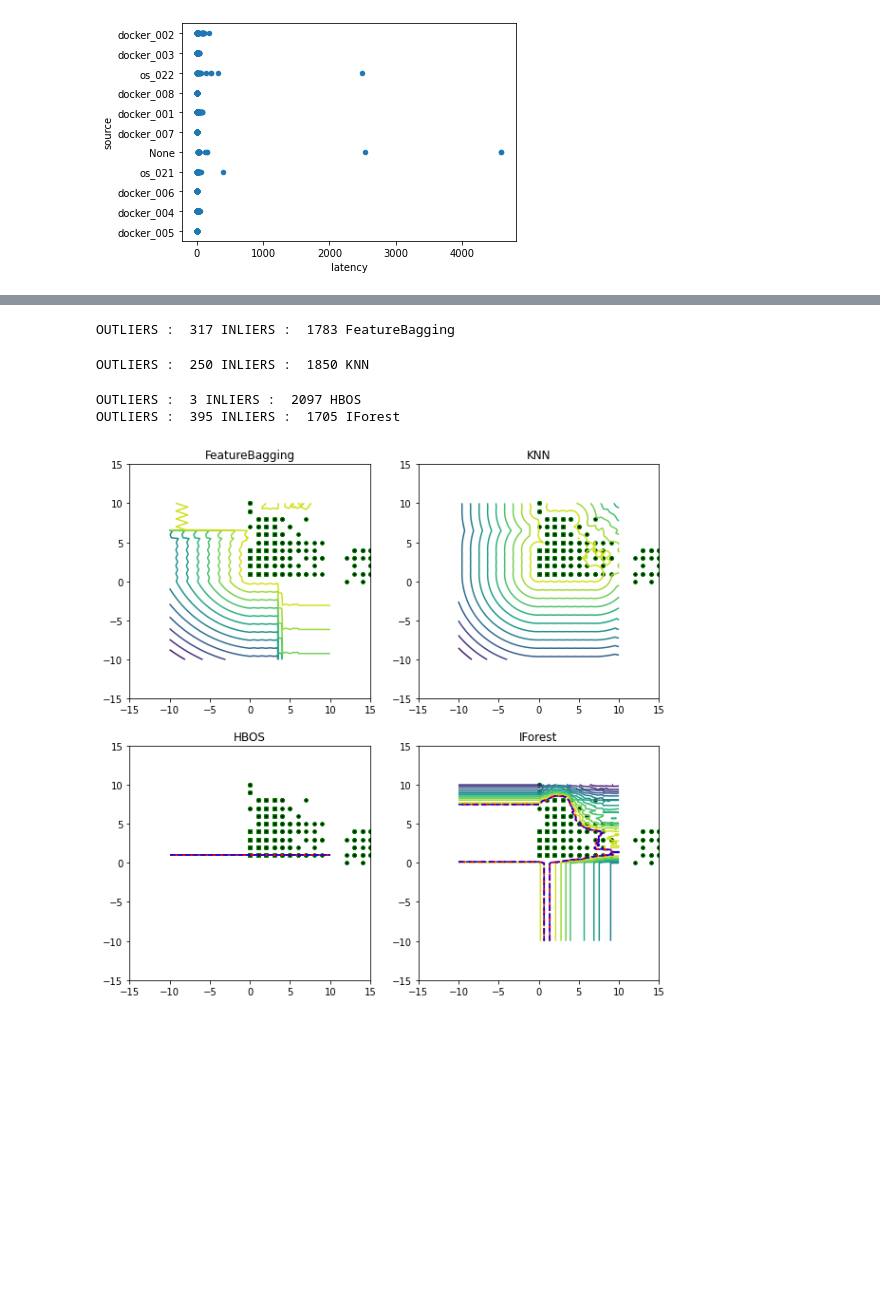
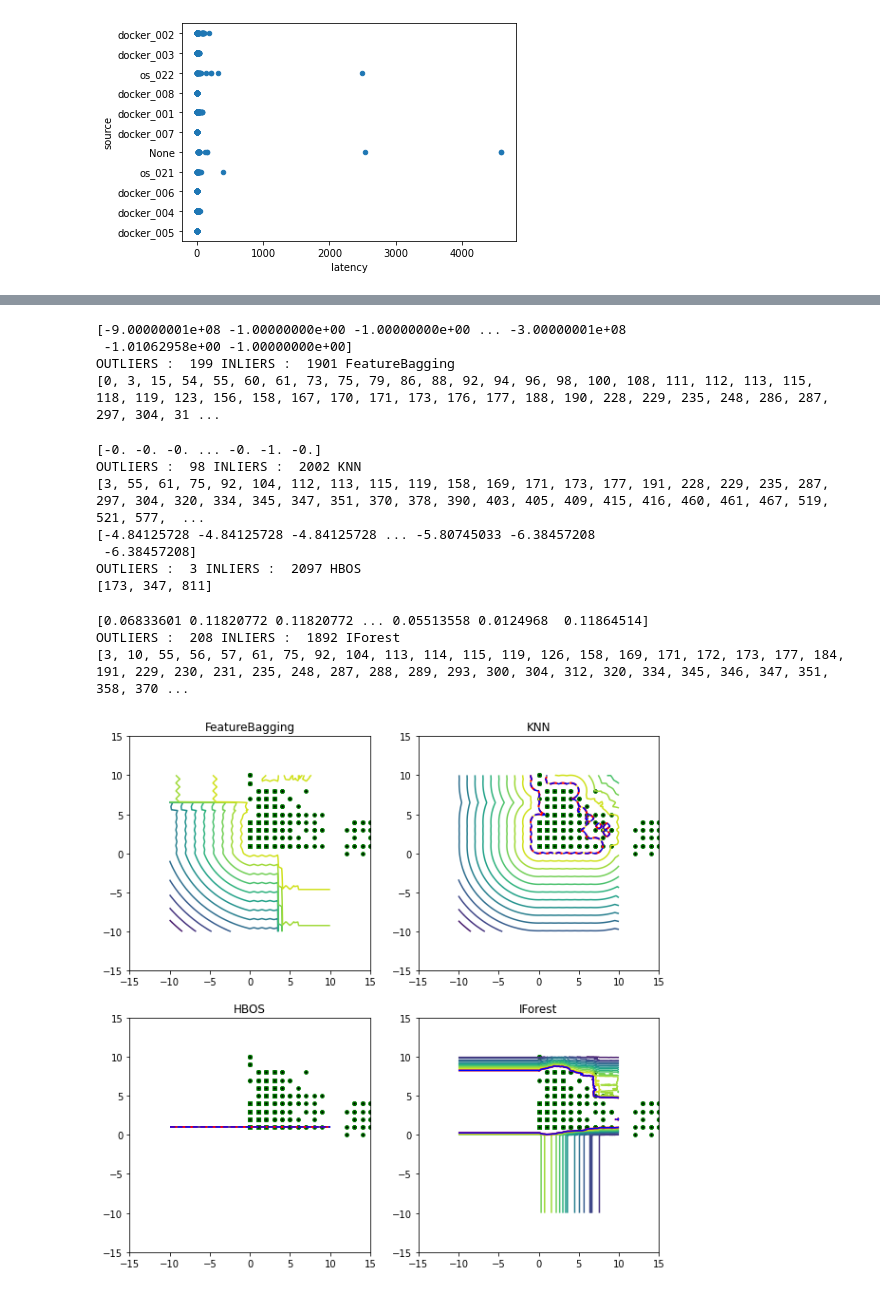
Before and after one commit to laurianalandim/anomalydetetion, a Jupyter notebook: detector.ipynb, the cells around one changed output, grey strips where cells are left out. Drawn from its saved outputs; the diff is of its cells as text; code cells hidden in the pictures; blank space fills up the shorter version.

```diff
--- a/detector.ipynb
+++ b/detector.ipynb
@@ -81,44 +81,72 @@ for i, (clf_name, clf) in enumerate (classifiers.items()):
     clf.fit(X)
     # predict raw anomaly score
     scores_pred = clf.decision_function(X) * -1
+    print(scores_pred)
 
     # prediction of a datapoint category outlier or inlier
     y_pred = clf.predict(X)
+    y_pred
+
+
+    np.unique(y_pred, return_counts=True)
+
     n_inliers = len(y_pred) - np.count_nonzero(y_pred)
     n_outliers = np.count_nonzero(y_pred == 1)
 
-
-
     print('OUTLIERS : ',n_outliers,'INLIERS : ',n_inliers, clf_name)
 
-    # threshold value to consider a datapoint inlier or outlier
-    threshold = stats.scoreatpercentile(scores_pred,75 * outliers_fraction)
+    outliers = []
+    for index in range(len(y_pred)): # returns the total record list discriminated by outlier and inlier
+        #print(index)
+        if y_pred[index] == 1:
+            outliers.append(index)
+
+    print(outliers)
+
+    outliersList = df.iloc[outliers,:]
+    outliersList
+    # outliers.sort()
+    # outliers
+    # outliersList.count()
+
+    # threshold value to consider a datapoint inlier or outlier - the probability that the prediction is true
+    threshold = stats.scoreatpercentile(scores_pred, 100 * outliers_fraction)
 
     # decision function calculates the raw anomaly score for every point
     Z = clf.decision_function(np.c_[xx.ravel(), yy.ravel()]) * -1
     Z = Z.reshape(xx.shape)
 
     # plot outliers and contour
     subplot = plt .subplot(2, 2, i + 1)
     subplot.contour(xx, yy, Z, levels = np.linspace(Z.min(), threshold, 15))
     subplot.contour(xx, yy, Z, levels = [threshold], linewidths=2, colors='red')
 
     # fill orange contour lines where range of anomaly score is from threshold to maximum anomaly score
     subplot.contour(xx, yy, Z, levels=[threshold, Z.max()], colors='blue')
 
     # scatter plot of inliers with white dots
     subplot.scatter(X[:-n_outliers, 0], X[:-n_outliers, 1], c='white', s=12, edgecolor='g')
     # scatter plot of outliers with black dots
     subplot.scatter(X[:-n_outliers, 0], X[:-n_outliers, 1], c='black', s=12, edgecolor='g')
     subplot.axis('tight')
 
     subplot.set_title(clf_name)
     subplot.set_xlim((-15, 15))
     subplot.set_ylim((-15, 15))
 plt.show()
 # %% [output]
-OUTLIERS :  317 INLIERS :  1783 FeatureBagging
+[-9.00000001e+08 -1.00000000e+00 -1.00000000e+00 ... -3.00000001e+08
+ -1.01062958e+00 -1.00000000e+00]
+OUTLIERS :  199 INLIERS :  1901 FeatureBagging
+[0, 3, 15, 54, 55, 60, 61, 73, 75, 79, 86, 88, 92, 94, 96, 98, 100, 108, 111, 112, 113, 115, 118, 119, 123, 156, 158, 167, 170, 171, 173, 176, 177, 188, 190, 228, 229, 235, 248, 286, 287, 297, 304, 31 ...
-OUTLIERS :  250 INLIERS :  1850 KNN
+[-0. -0. -0. ... -0. -1. -0.]
+OUTLIERS :  98 INLIERS :  2002 KNN
+[3, 55, 61, 75, 92, 104, 112, 113, 115, 119, 158, 169, 171, 173, 177, 191, 228, 229, 235, 287, 297, 304, 320, 334, 345, 347, 351, 370, 378, 390, 403, 405, 409, 415, 416, 460, 461, 467, 519, 521, 577,  ...
+[-4.84125728 -4.84125728 -4.84125728 ... -5.80745033 -6.38457208
+ -6.38457208]
+OUTLIERS :  3 INLIERS :  2097 HBOS
+[173, 347, 811]
-OUTLIERS :  3 INLIERS :  2097 HBOS
-OUTLIERS :  395 INLIERS :  1705 IForest
+[0.06833601 0.11820772 0.11820772 ... 0.05513558 0.0124968  0.11864514]
+OUTLIERS :  208 INLIERS :  1892 IForest
+[3, 10, 55, 56, 57, 61, 75, 92, 104, 113, 114, 115, 119, 126, 158, 169, 171, 172, 173, 177, 184, 191, 229, 230, 231, 235, 248, 287, 288, 289, 293, 300, 304, 312, 320, 334, 345, 346, 347, 351, 358, 370 ...
-[figure, old version]
+[figure, new version]
```
